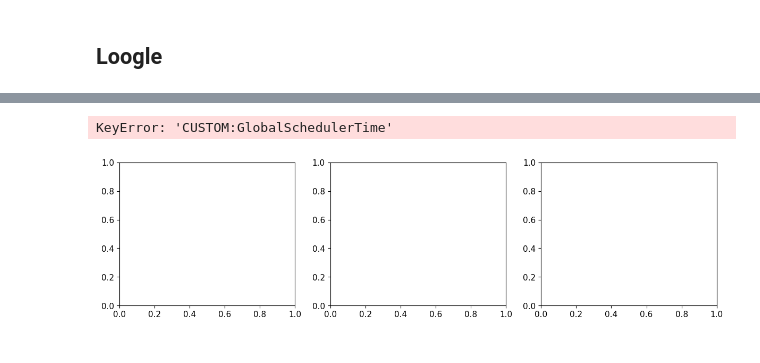
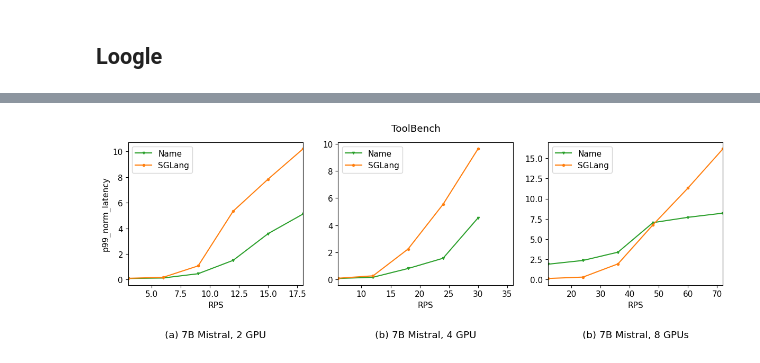
Before and after one commit to WukLab/preble, a Jupyter notebook: nsdi_plots/e2e.ipynb, the cells around one changed output, grey strips where cells are left out. Saved outputs shown, nothing was run; the diff lists cells and outputs as text; code cells hidden in the pictures.

```diff
--- a/nsdi_plots/e2e.ipynb
+++ b/nsdi_plots/e2e.ipynb
@@ -95,74 +97,36 @@ ax[0].set_ylabel(y_column)
 # %%
 fig, ax = plt.subplots(1, 3, figsize=(14.5, 3.5))
-y_column = 'p50_norm_latency'
+y_column = 'p99_norm_latency'
 
-df_2r = plot_utils.read_e2e_csv_metrics('/mnt/ssd1/alm-os/sglang_multi_model/e2e/2r_loogle_rich_ref_cnt_fixed_limited_prompt/exp_3.csv')
+df_2r = plot_utils.read_e2e_csv_metrics('/mnt/ssd1/alm-os/sglang_multi_model/newest_scheduler/2r_toolbench/exp.csv')
 for name, group in df_2r:
     ax[0].plot(group['rps'], group[y_column],
                **plot_utils.policy_mapping[':'.join(name)])
-    # ax[0].set_xlim(3, 18)
+    ax[0].set_xlim(3, 18)
     ax[0].set_xlabel('RPS')
     ax[0].legend()
     ax[0].set_title('(a) 7B Mistral, 2 GPU', y=-0.4)
 
-
-df_4r = plot_utils.read_e2e_csv_metrics('/mnt/ssd1/alm-os/sglang_multi_model/e2e/4r_loogle_rich_ref_cnt_fixed_limited_prompt/exp_3.csv')
+df_4r = plot_utils.read_e2e_csv_metrics('/mnt/ssd1/alm-os/sglang_multi_model/newest_scheduler/4r_toolbench/exp.csv')
 for name, group in df_4r:
     ax[1].plot(group['rps'], group[y_column],
                **plot_utils.policy_mapping[':'.join(name)])
-    # ax[0].set_xlim(3, 18)
+    ax[1].set_xlim(6, 36)
     ax[1].set_xlabel('RPS')
     ax[1].legend()
-    ax[1].set_title('(a) 7B Mistral, 4 GPU', y=-0.4)
+    ax[1].set_title('(b) 7B Mistral, 4 GPU', y=-0.4)
 
+df_8r = plot_utils.read_e2e_csv_metrics(['/mnt/ssd1/alm-os/sglang_multi_model/e2e/8r_test_toolbench_multi_exp/exp.csv'])
+for name, group in df_8r:
+    ax[2].plot(group['rps'], group[y_column],
+               **plot_utils.policy_mapping[':'.join(name)])
+    ax[2].set_xlim(12, 72)
+    ax[2].set_xlabel('RPS')
+    ax[2].legend()
+    ax[2].set_title('(b) 7B Mistral, 8 GPUs', y=-0.4)
 
-fig.suptitle('Loogle')
 ax[0].set_ylabel(y_column)
+fig.suptitle('ToolBench')
+plt.show()
+# %% [output]
+[figure, added]
-# %%
-fig, ax = plt.subplots(1, 3, figsize=(14.5, 3.5))
-y_column = 'p50_latency'
-
-df_2r = plot_utils.read_e2e_csv_metrics('/mnt/ssd1/alm-os/sglang_multi_model/newest_scheduler/2r_toolbench/exp.csv')
-for name, group in df_2r:
-    ax[0].plot(group['rps'], group[y_column],
-               **plot_utils.policy_mapping[':'.join(name)])
-    ax[0].set_xlim(3, 18)
-    ax[0].set_xlabel('RPS')
-    ax[0].legend()
-    ax[0].set_title('(a) 7B Mistral, 2 GPU', y=-0.4)
-
-df_4r = plot_utils.read_e2e_csv_metrics(['/mnt/ssd1/alm-os/sglang_multi_model/e2e/4r_test_toolbench_multi_exp/exp.csv'])
-for name, group in df_4r:
-    if name != ('ROUND_ROBIN', ''):
-        continue
-    ax[1].plot(group['rps'], group[y_column],
-               **plot_utils.policy_mapping[':'.join(name)])
-    ax[1].set_xlim(6, 36)
-    ax[1].set_xlabel('RPS')
-    ax[1].legend()
-    ax[1].set_title('(b) 7B Mistral, 4 GPU', y=-0.4)
-
-df_4r_ours = plot_utils.read_e2e_csv_metrics(['/mnt/ssd1/alm-os/sglang_multi_model/e2e/4r_test_toolbench_multi_exp_steal_heavy/exp.csv', '/mnt/ssd1/alm-os/sglang_multi_model/e2e/4r_test_toolbench_multi_exp_steal_heavy_last2/exp.csv'])
-for name, group in df_4r_ours:
-    ax[1].plot(group['rps'], group[y_column],
-               **plot_utils.policy_mapping[':'.join(name)])
-    ax[1].set_xlim(6, 36)
-    ax[1].set_xlabel('RPS')
-    ax[1].legend()
-    ax[1].set_title('(b) 7B Mistral, 4 GPU', y=-0.4)
-
-df_8r = plot_utils.read_e2e_csv_metrics(['/mnt/ssd1/alm-os/sglang_multi_model/e2e/8r_test_toolbench_multi_exp/exp.csv'])
-for name, group in df_8r:
-    ax[2].plot(group['rps'], group[y_column],
-               **plot_utils.policy_mapping[':'.join(name)])
-    ax[2].set_xlim(12, 72)
-    ax[2].set_xlabel('RPS')
-    ax[2].legend()
-    ax[2].set_title('(b) 7B Mistral, 8 GPUs', y=-0.4)
-
-ax[0].set_ylabel(y_column)
-fig.suptitle('ToolBench')
-plt.show()
-# %% [output]
-KeyError: 'CUSTOM:GlobalSchedulerTime'
-[figure, removed]
```
Also changed, not shown: parts of 2 cells of this notebook, 5 other files.
